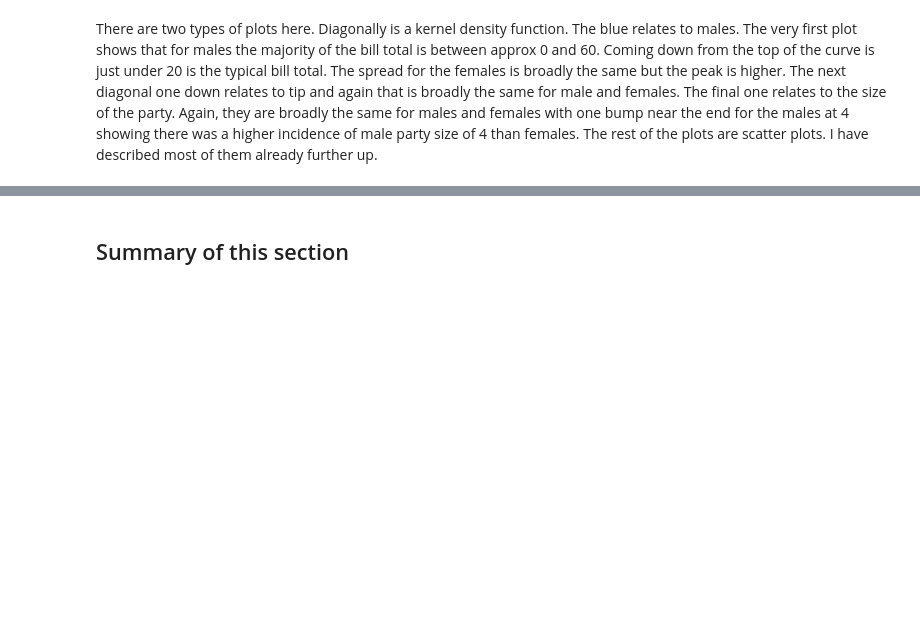
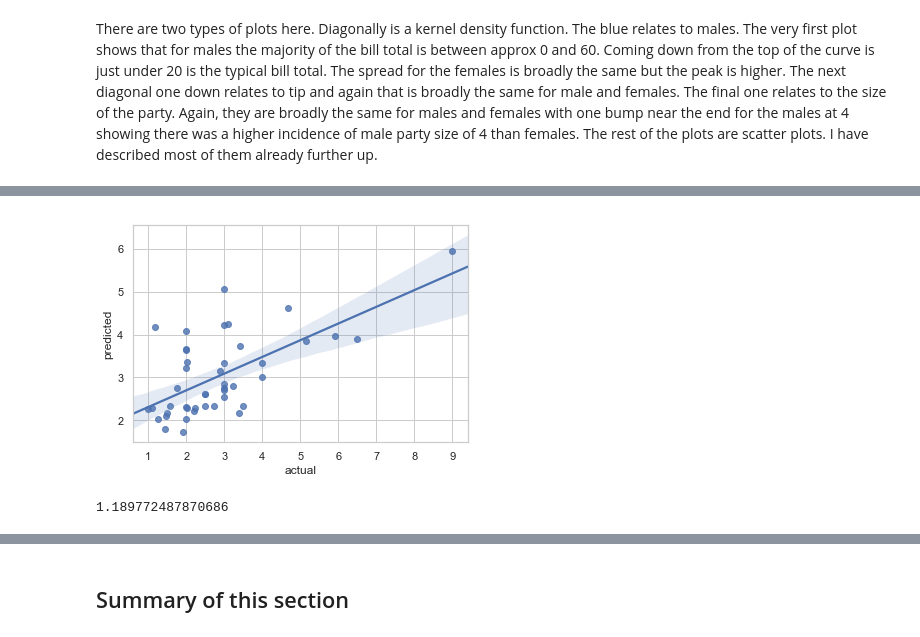
Before and after one commit to bexiturley/Fundamentals-of-Data-Analysis-Assessment-2019, a Jupyter notebook: reorderTips.ipynb, the cells around one changed output, grey strips where cells are left out. Saved outputs shown, nothing was run; the diff lists cells and outputs as text; code cells hidden in the pictures; blank space fills up the shorter version.

```diff
--- a/reorderTips.ipynb
+++ b/reorderTips.ipynb
@@ -958,0 +966,28 @@ The rest of the plots are scatter plots. I have described most of them already f
+# %%
+# Using the Root-Mean-Square Deviation (RMSD), first 200 records are learning and remaining are testing values.
+learning_x = df[['total_bill', 'size']].values [:200]
+learning_y = df['tip'].values [:200]
+testing_x = df[['total_bill', 'size']].values[-44:]
+testing_y = df['tip'].values[-44:]
+# %%
+# Use the Linear Regression model.
+from sklearn.linear_model import LinearRegression
+lreg = LinearRegression()
+lreg.fit(learning_x, learning_y)
+prediction = lreg.predict(testing_x)
+# %%
+# Compare predicted output with actual
+import pandas as pd
+df_output_compare = pd.DataFrame({'predicted':prediction, 'actual':testing_y})
+sns.regplot(x="actual", y="predicted", data=df_output_compare)
+plt.show()
+# %% [output]
+[figure, added]
+# %%
+# Only 2 features are used to predict the tip outcome, the predicted values are hard to correlate to actual ones.  The sklearn library provides a mean_squared_error function which helps to find the MSE of RMSE(RMSD). Then apply a square root on the MSE to get RMSD.
+from sklearn.metrics import mean_squared_error
+from math import sqrt
+rmsd = sqrt(mean_squared_error(testing_y, prediction))
+print(rmsd)
+# %% [output]
+1.189772487870686
```
Also changed, not shown: parts of 20 cells of this notebook, 1 other file.
